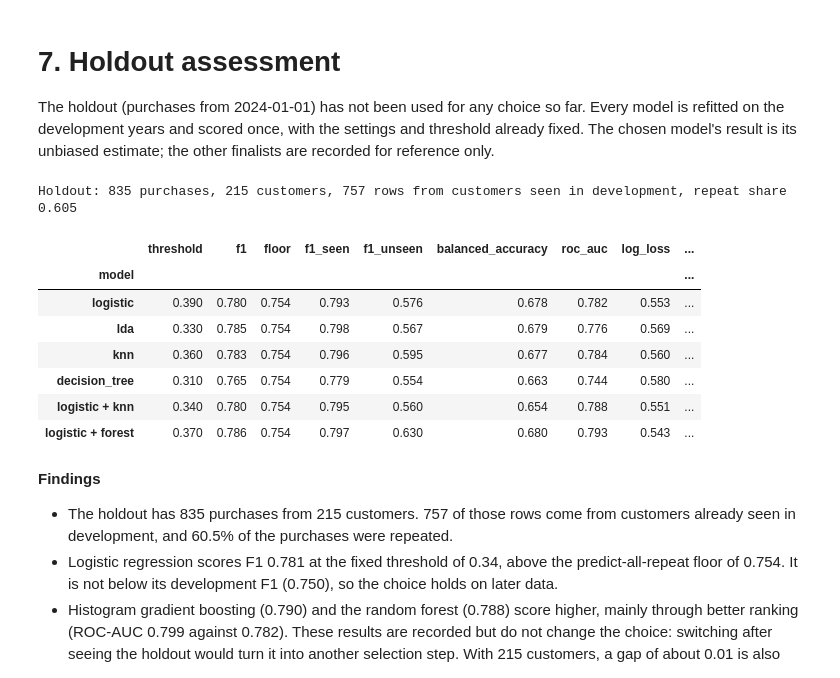
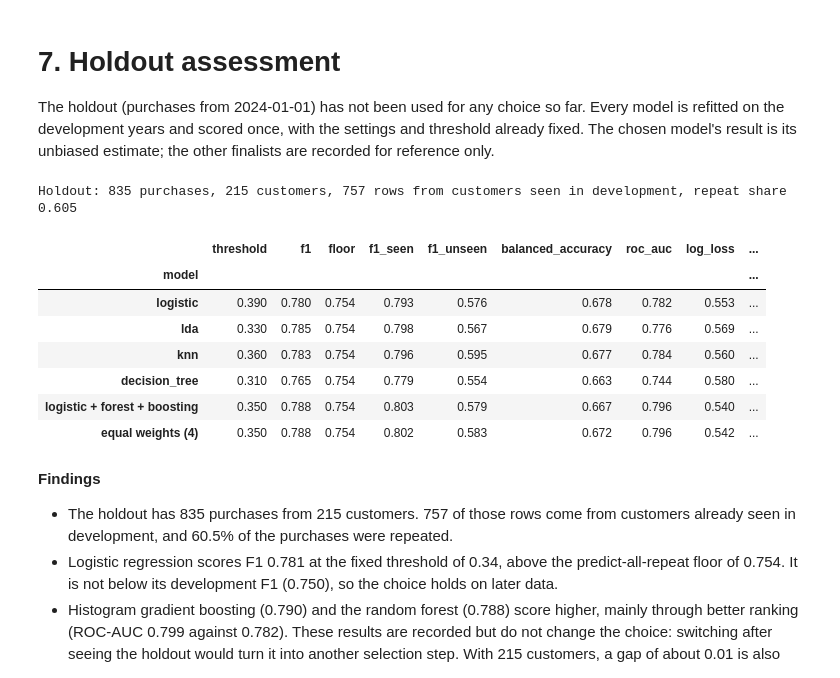
Before and after one commit to PedroHSantos20/ml-repeat-purchase, a Jupyter notebook: notebooks/04_modelling_project.ipynb, the cells around one changed output. Cells and saved outputs as stored; diff of their text form; code cells hidden in the pictures.

```diff
--- a/notebooks/04_modelling_project.ipynb
+++ b/notebooks/04_modelling_project.ipynb
@@ -2083,8 +2196,8 @@ Logistic regression is therefore kept, with its threshold of 0.34. It uses 20 co
 all_runs = {**tuned_runs, **blend_runs}
 candidates = pd.concat([board_final.drop(index=["dummy", "logistic"]), board_blend.drop(index="logistic")])
 better = candidates.index[candidates["verdict"] == "better"].tolist()
-# Among passing options: fewer inputs, then lower log-loss (same order as within each family)
-chosen_model = candidates.loc[better].sort_values(["n_features", "ll_diff"]).index[0] if better else "logistic"
+# Among passing options: lowest log-loss, the main criterion (a blend's input count is a sum, so not comparable)
+chosen_model = candidates.loc[better].sort_values(["ll_diff", "n_features"]).index[0] if better else "logistic"
 threshold = all_runs[chosen_model][2]
 # Runner-up: the blend with the lowest log-loss that is not the chosen model
 runner_up = board_blend.drop(index=["logistic", chosen_model], errors="ignore").sort_values("ll_diff").index[0]
@@ -2239,9 +2352,10 @@ def fit_members(fit_rows, names):
     return {name: clone(final_pipes[name][0]).fit(fit_rows[final_pipes[name][1]], fit_rows[target]) for name in names}
 
 
-def predict_members(fitted, rows):
-    """Mean probability of the fitted members: a single model, or an equal-weight blend."""
-    return np.mean([model.predict_proba(rows[final_pipes[name][1]])[:, 1] for name, model in fitted.items()], axis=0)
+def predict_members(fitted, rows, ensemble=None):
+    """Probability of a single model, an equal-weight blend, or a weighted ensemble (fitted combiner)."""
+    P = np.column_stack([model.predict_proba(rows[final_pipes[name][1]])[:, 1] for name, model in fitted.items()])
+    return COMBINERS[ensemble](P) if ensemble in COMBINERS else P.mean(axis=1)
 
 
 # Every finalist, the chosen model and the runner-up; blends are scored from their members
@@ -2249,7 +2363,7 @@ shown = list(dict.fromkeys(finalists + [chosen_model, runner_up]))
 families = list(dict.fromkeys(m for name in shown for m in members_of(name)))
 final_pipes = {name: family_pipe(name) for name in families}
 fitted_dev = fit_members(dev, families)
-p_holdout = pd.DataFrame({name: predict_members({m: fitted_dev[m] for m in members_of(name)}, holdout)
+p_holdout = pd.DataFrame({name: predict_members({m: fitted_dev[m] for m in members_of(name)}, holdout, name)
                           for name in shown})
 
 # Thresholds stay those chosen on the development years
@@ -2258,35 +2372,35 @@ y_holdout = holdout[target].to_numpy()
 seen = holdout["customer_id"].isin(dev["customer_id"]).to_numpy()
 
 holdout_rows = []
 for name, p in p_holdout.items():
     predicted = p.to_numpy() >= thresholds[name]
     holdout_rows.append({
         "model": name,
         "threshold": thresholds[name],
         "f1": f1_score(y_holdout, predicted),
         "f1_seen": f1_score(y_holdout[seen], predicted[seen]),
         "f1_unseen": f1_score(y_holdout[~seen], predicted[~seen]),
         "balanced_accuracy": balanced_accuracy_score(y_holdout, predicted),
         "roc_auc": roc_auc_score(y_holdout, p),
         "log_loss": log_loss(y_holdout, p),
         "predicted_positive_share": predicted.mean(),
     })
 board_holdout = pd.DataFrame(holdout_rows).set_index("model")
 board_holdout.insert(2, "floor", f1_floor(y_holdout))
 
 print(f"Holdout: {len(holdout)} purchases, {holdout['customer_id'].nunique()} customers, "
       f"{seen.sum()} rows from customers seen in development, repeat share {y_holdout.mean():.3f}")
 display(board_holdout.round(3))
 # %% [output]
 Holdout: 835 purchases, 215 customers, 757 rows from customers seen in development, repeat share 0.605
 |  | threshold | f1 | floor | f1_seen | f1_unseen | balanced_accuracy | roc_auc | log_loss | ... |
 | model |  |  |  |  |  |  |  |  | ... |
 | logistic | 0.390 | 0.780 | 0.754 | 0.793 | 0.576 | 0.678 | 0.782 | 0.553 | ... |
 | lda | 0.330 | 0.785 | 0.754 | 0.798 | 0.567 | 0.679 | 0.776 | 0.569 | ... |
 | knn | 0.360 | 0.783 | 0.754 | 0.796 | 0.595 | 0.677 | 0.784 | 0.560 | ... |
 | decision_tree | 0.310 | 0.765 | 0.754 | 0.779 | 0.554 | 0.663 | 0.744 | 0.580 | ... |
-| logistic + knn | 0.340 | 0.780 | 0.754 | 0.795 | 0.560 | 0.654 | 0.788 | 0.551 | ... |
-| logistic + forest | 0.370 | 0.786 | 0.754 | 0.797 | 0.630 | 0.680 | 0.793 | 0.543 | ... |
+| logistic + forest + boosting | 0.350 | 0.788 | 0.754 | 0.803 | 0.579 | 0.667 | 0.796 | 0.540 | ... |
+| equal weights (4) | 0.350 | 0.788 | 0.754 | 0.802 | 0.583 | 0.672 | 0.796 | 0.542 | ... |
 # %%
 log.record(
     "D44", "holdout assessment",
```
Also changed, not shown: parts of 17 cells of this notebook, 17 other files.
